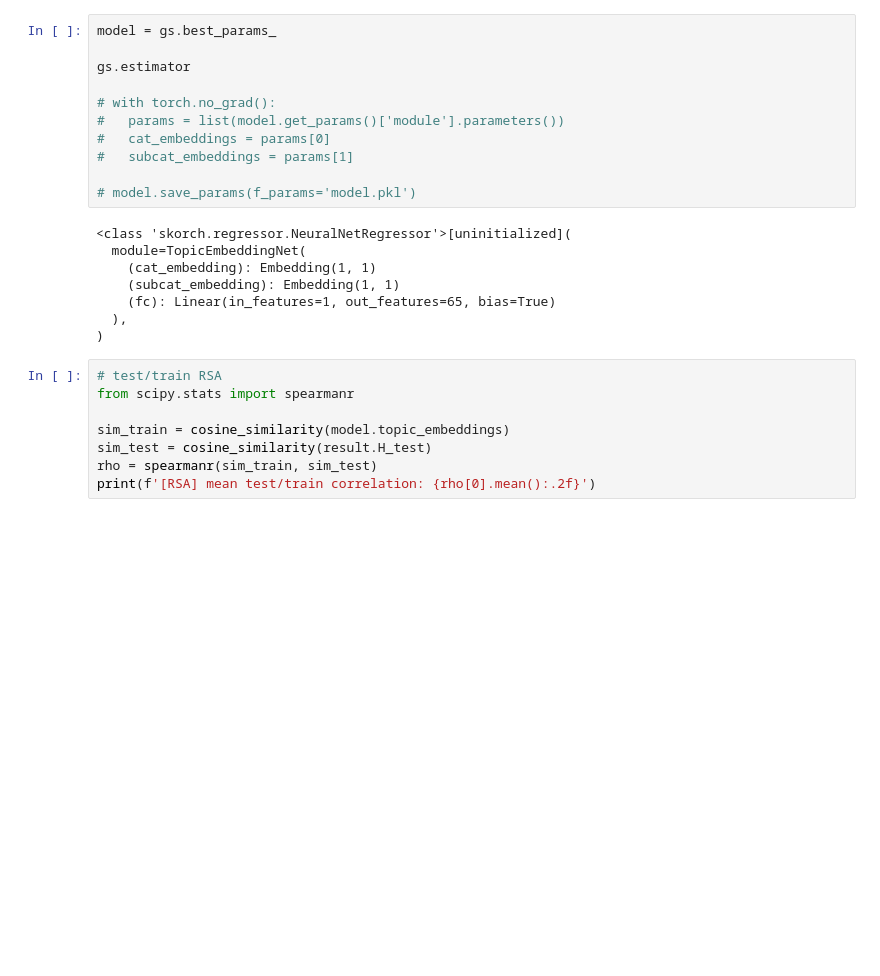
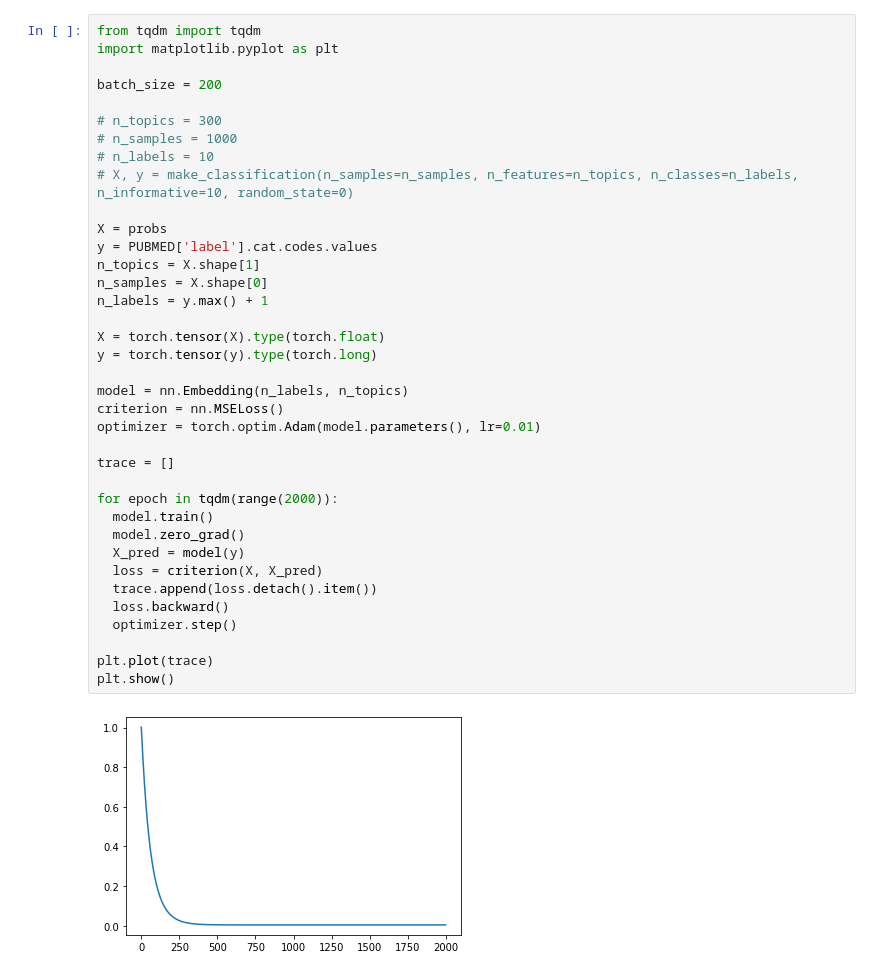
Before and after one commit to morteza/CogText, a Jupyter notebook: notebooks/3 Topic Embedding.ipynb, the cells around one changed output. Saved outputs shown, nothing was run; the diff lists cells and outputs as text; blank space fills up the shorter version.

```diff
--- a/notebooks/3 Topic Embedding.ipynb
+++ b/notebooks/3 Topic Embedding.ipynb
@@ -174,27 +31,39 @@ print(gs.best_score_, gs.best_params_, gs.best_estimator_)
-# %%
-model = gs.best_params_
-
-gs.estimator
-
-# with torch.no_grad():
-#   params = list(model.get_params()['module'].parameters())
-#   cat_embeddings = params[0]
-#   subcat_embeddings = params[1]
-
-# model.save_params(f_params='model.pkl')
-# %% [output]
-<class 'skorch.regressor.NeuralNetRegressor'>[uninitialized](
-  module=TopicEmbeddingNet(
-    (cat_embedding): Embedding(1, 1)
-    (subcat_embedding): Embedding(1, 1)
-    (fc): Linear(in_features=1, out_features=65, bias=True)
-  ),
-)
-# %%
-# test/train RSA
-from scipy.stats import spearmanr
-
-sim_train = cosine_similarity(model.topic_embeddings)
-sim_test = cosine_similarity(result.H_test)
-rho = spearmanr(sim_train, sim_test)
-print(f'[RSA] mean test/train correlation: {rho[0].mean():.2f}')
+# %%
+from tqdm import tqdm
+import matplotlib.pyplot as plt
+
+batch_size = 200
+
+# n_topics = 300
+# n_samples = 1000
+# n_labels = 10
+# X, y = make_classification(n_samples=n_samples, n_features=n_topics, n_classes=n_labels, n_informative=10, random_state=0)
+
+X = probs
+y = PUBMED['label'].cat.codes.values
+n_topics = X.shape[1]
+n_samples = X.shape[0]
+n_labels = y.max() + 1
+
+X = torch.tensor(X).type(torch.float)
+y = torch.tensor(y).type(torch.long)
+
+model = nn.Embedding(n_labels, n_topics)
+criterion = nn.MSELoss()
+optimizer = torch.optim.Adam(model.parameters(), lr=0.01)
+
+trace = []
+
+for epoch in tqdm(range(2000)):
+  model.train()
+  model.zero_grad()
+  X_pred = model(y)
+  loss = criterion(X, X_pred)
+  trace.append(loss.detach().item())
+  loss.backward()
+  optimizer.step()
+
+plt.plot(trace)
+plt.show()
+# %% [output]
+[figure, added]
```
Also changed, not shown: parts of 8 cells of this notebook, 3 other files.
